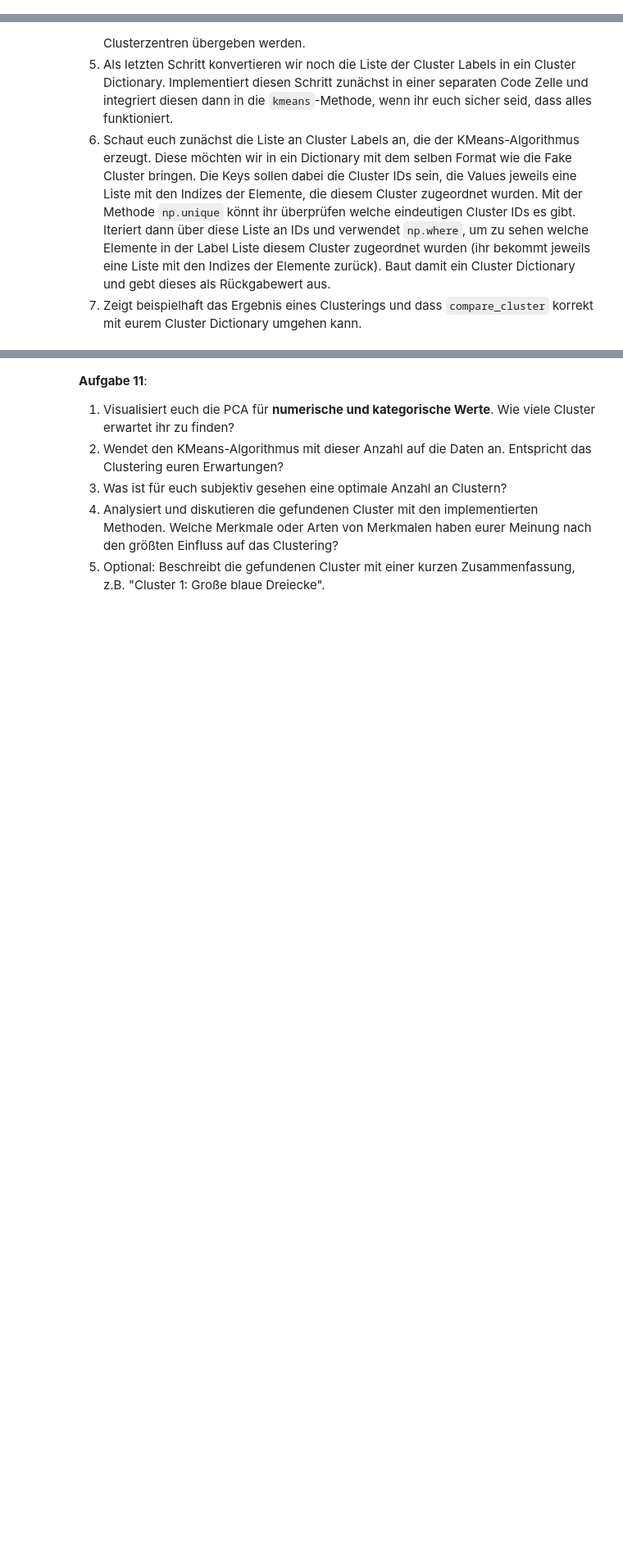
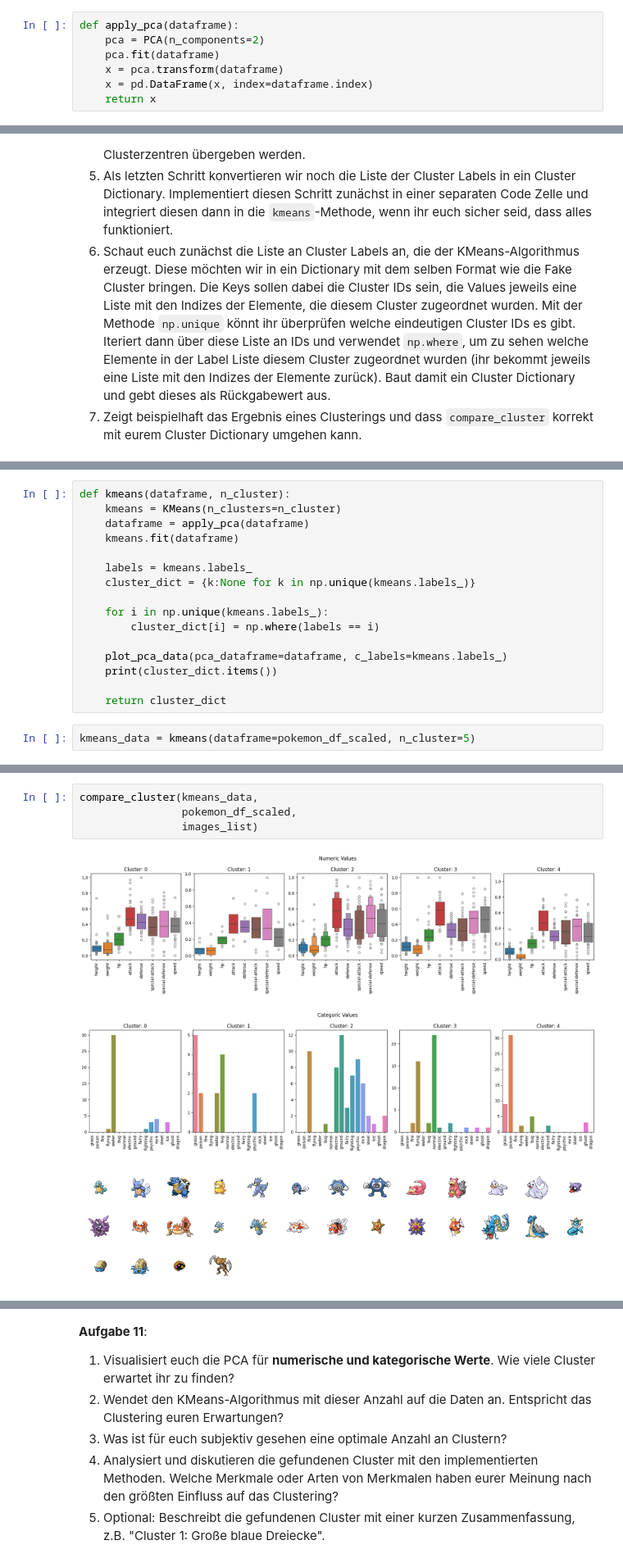
Before and after one commit to PatrykGadziomski/Data-Mining-and-Pattern-Recognition-HdM, a Jupyter notebook: Experiment 2/Versuch_PokemonClustering.ipynb, the cells around one changed output, grey strips where cells are left out. Shown at 82% size. Cells and saved outputs as stored; diff of their text form; blank space fills up the shorter version.

```diff
--- a/Experiment 2/Versuch_PokemonClustering.ipynb
+++ b/Experiment 2/Versuch_PokemonClustering.ipynb
@@ -805,0 +555,7 @@ def plot_pca_data(pca_dataframe, c_labels=None, c_center=None):
+# %%
+def apply_pca(dataframe):
+    pca = PCA(n_components=2)
+    pca.fit(dataframe)
+    x = pca.transform(dataframe)
+    x = pd.DataFrame(x, index=dataframe.index)
+    return x
@@ -823,0 +601,18 @@ Im letzten Teil des Versuchs wenden wir nun endlich ein Clustering Verfahren an.
+# %%
+def kmeans(dataframe, n_cluster):
+    kmeans = KMeans(n_clusters=n_cluster)
+    dataframe = apply_pca(dataframe)
+    kmeans.fit(dataframe)
+
+    labels = kmeans.labels_
+    cluster_dict = {k:None for k in np.unique(kmeans.labels_)}
+
+    for i in np.unique(kmeans.labels_):
+        cluster_dict[i] = np.where(labels == i)
+
+    plot_pca_data(pca_dataframe=dataframe, c_labels=kmeans.labels_)
+    print(cluster_dict.items())
+
+    return cluster_dict
+# %%
+kmeans_data = kmeans(dataframe=pokemon_df_scaled, n_cluster=5)
@@ -823,0 +630,8 @@ Im letzten Teil des Versuchs wenden wir nun endlich ein Clustering Verfahren an.
+# %%
+compare_cluster(kmeans_data,
+                pokemon_df_scaled,
+                images_list)
+# %% [output]
+[figure, added]
+[figure, added]
+[figure, added]
```
Also changed, not shown: parts of 45 cells of this notebook.
